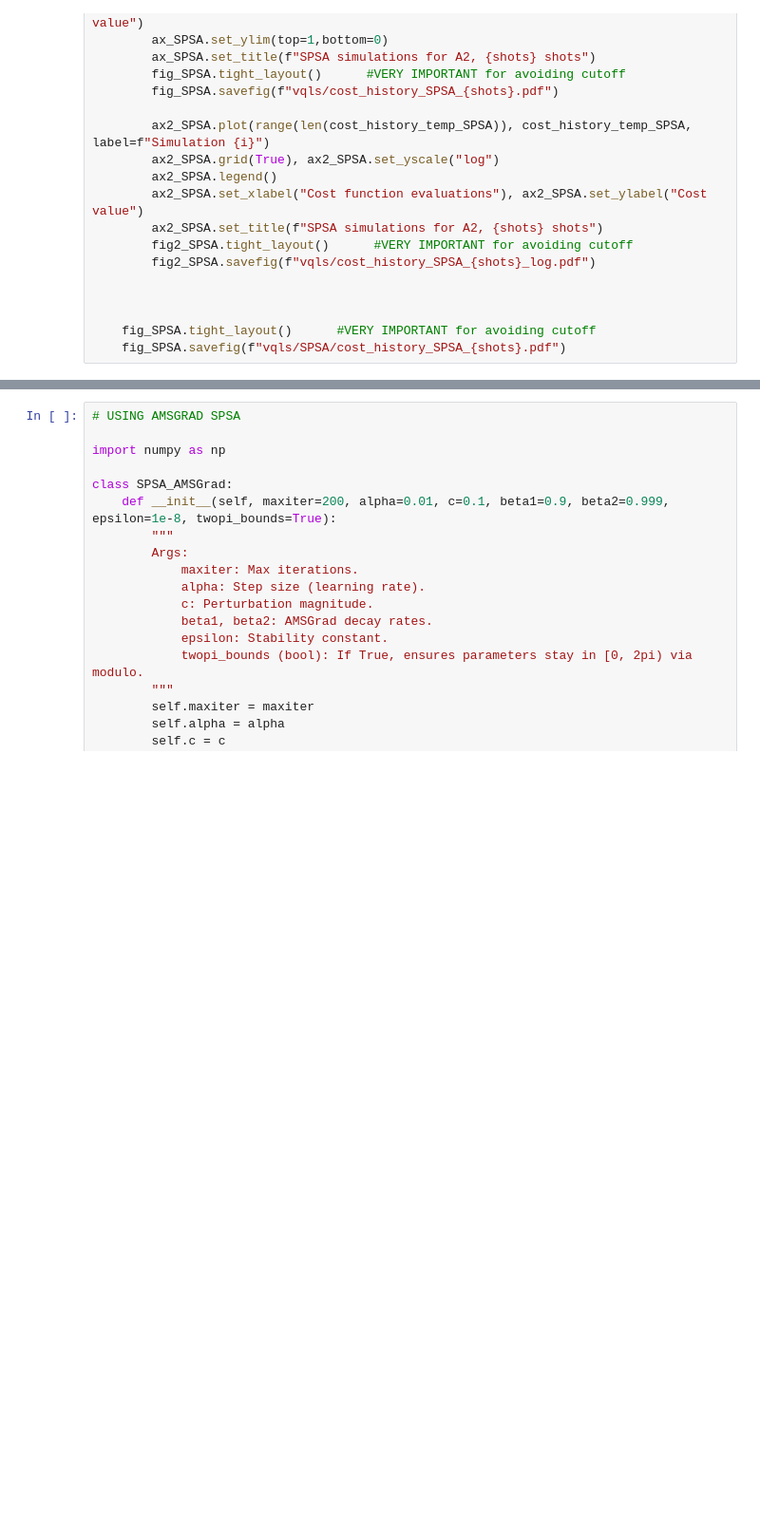
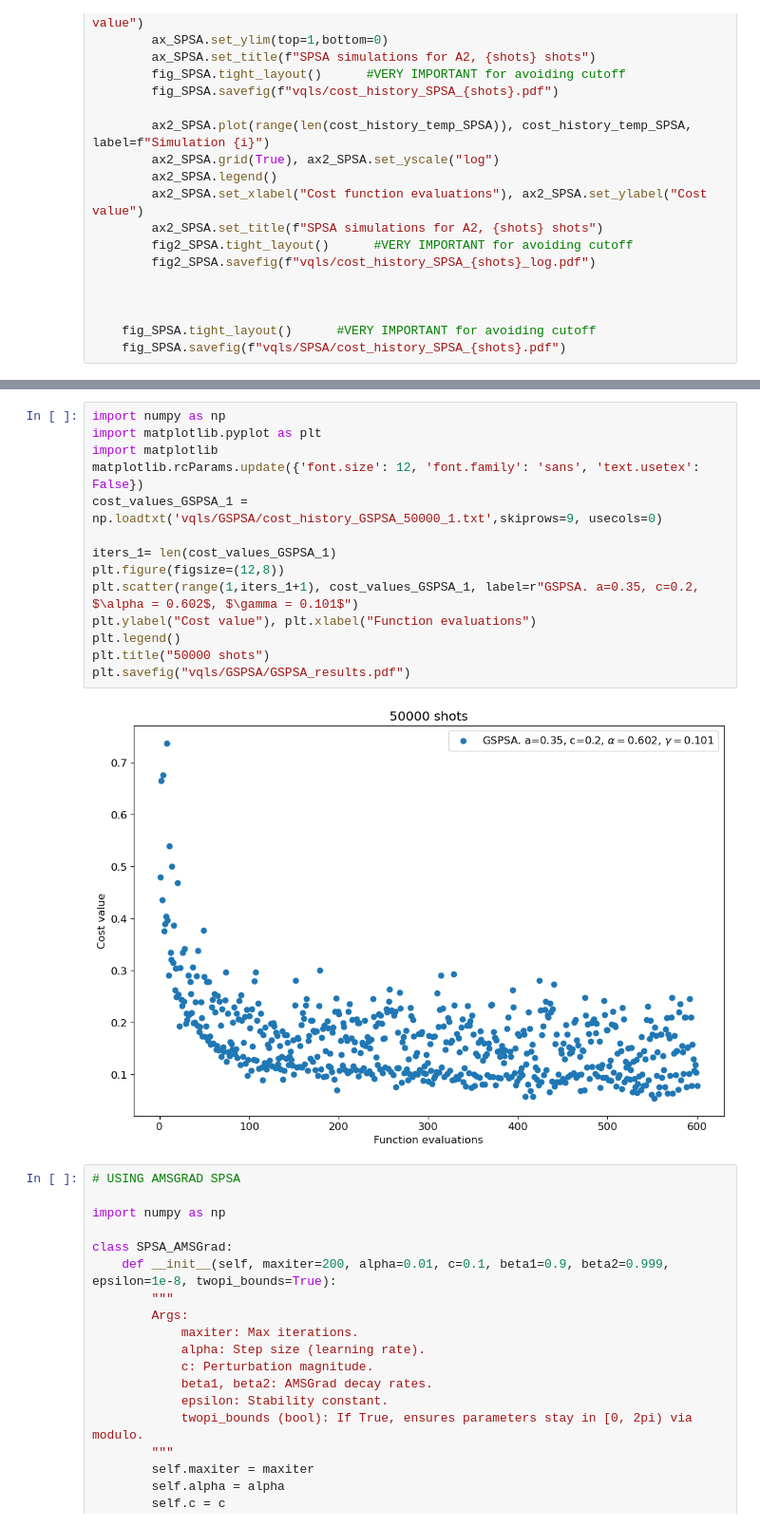
Before and after one commit to ZhiganovD/Numerical-methods-VQE, a Jupyter notebook: Alice_Gregor/Qiskit Notebook VQLS.ipynb, the cells around one changed output, grey strips where cells are left out. Shown at 95% size. Drawn from its saved outputs; the diff is of its cells as text; blank space fills up the shorter version.

```diff
--- a/Alice_Gregor/Qiskit Notebook VQLS.ipynb
+++ b/Alice_Gregor/Qiskit Notebook VQLS.ipynb
@@ -1284,5 +1359,21 @@ plt.savefig("spsa_results.pdf")
 # %% [output]
 [figure]
+# %%
+import numpy as np
+import matplotlib.pyplot as plt
+import matplotlib
+matplotlib.rcParams.update({'font.size': 12, 'font.family': 'sans', 'text.usetex': False})
+cost_values_GSPSA_1 = np.loadtxt('vqls/GSPSA/cost_history_GSPSA_50000_1.txt',skiprows=9, usecols=0)
+
+iters_1= len(cost_values_GSPSA_1)
+plt.figure(figsize=(12,8))
+plt.scatter(range(1,iters_1+1), cost_values_GSPSA_1, label=r"GSPSA. a=0.35, c=0.2, $\alpha = 0.602$, $\gamma = 0.101$")
+plt.ylabel("Cost value"), plt.xlabel("Function evaluations")
+plt.legend()
+plt.title("50000 shots")
+plt.savefig("vqls/GSPSA/GSPSA_results.pdf")
+# %% [output]
+[figure, added]
 # %%
 # USING AMSGRAD SPSA
 
```
Also changed, not shown: parts of 8 cells of this notebook, 4 other files.
